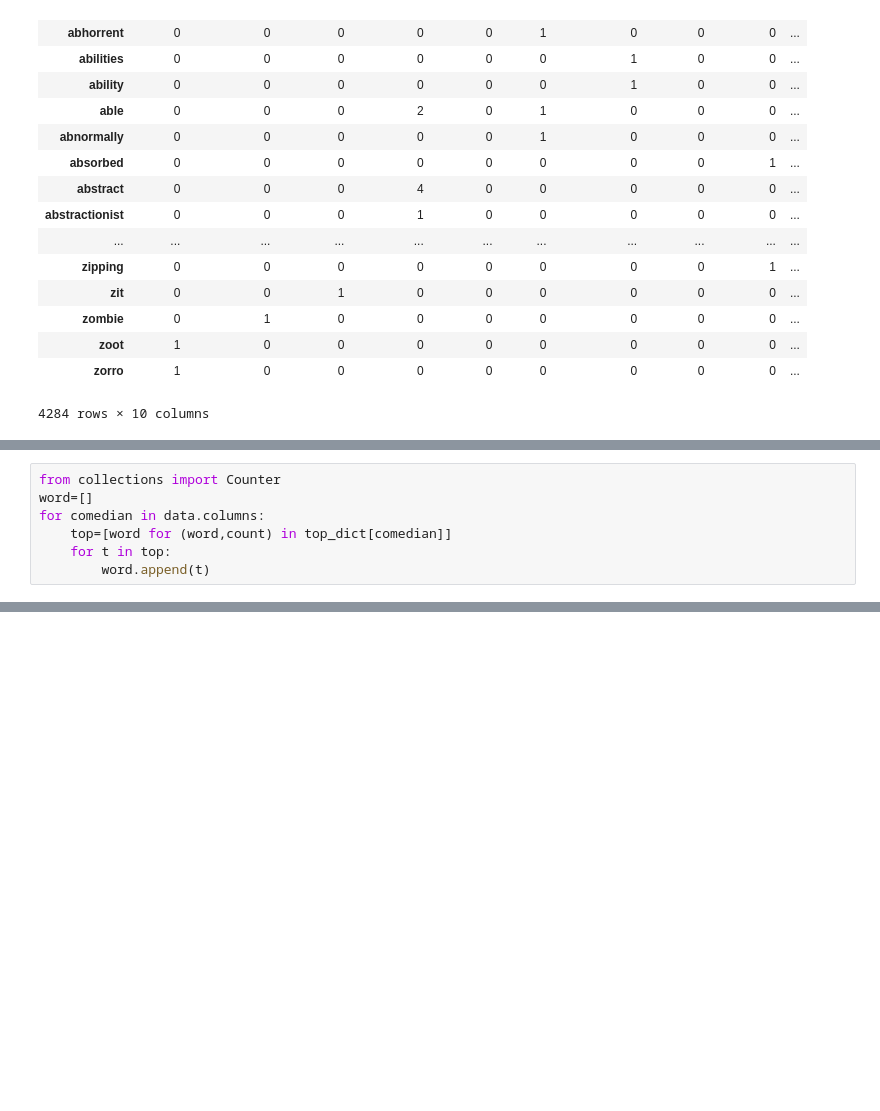
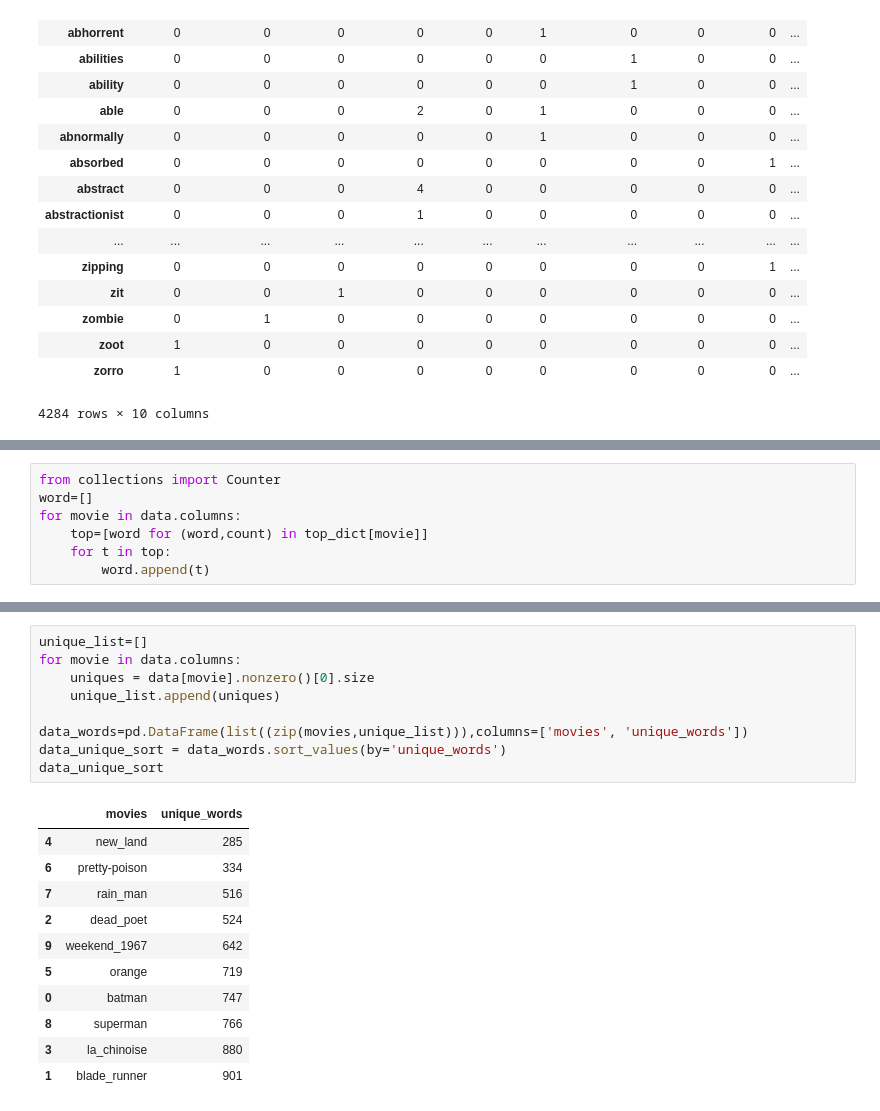
Before and after one commit to harshitgupta1998/Movie_review, a Jupyter notebook: Untitled.ipynb, the cells around one changed output, grey strips where cells are left out. Drawn from its saved outputs; the diff is of its cells as text; blank space fills up the shorter version.

```diff
--- a/Untitled.ipynb
+++ b/Untitled.ipynb
@@ -196,8 +203,8 @@ godard, movie, like, weekend, film, new, know, cars, sequence, art
 # %%
 from collections import Counter
 word=[]
-for comedian in data.columns:
-    top=[word for (word,count) in top_dict[comedian]]
+for movie in data.columns:
+    top=[word for (word,count) in top_dict[movie]]
     for t in top:
         word.append(t)
 # %%
@@ -227,0 +279,21 @@ add_stop_words
+# %%
+unique_list=[]
+for movie in data.columns:
+    uniques = data[movie].nonzero()[0].size
+    unique_list.append(uniques)
+
+data_words=pd.DataFrame(list((zip(movies,unique_list))),columns=['movies', 'unique_words'])
+data_unique_sort = data_words.sort_values(by='unique_words')
+data_unique_sort
+# %% [output]
+|  | movies | unique_words |
+| 4 | new_land | 285 |
+| 6 | pretty-poison | 334 |
+| 7 | rain_man | 516 |
+| 2 | dead_poet | 524 |
+| 9 | weekend_1967 | 642 |
+| 5 | orange | 719 |
+| 0 | batman | 747 |
+| 8 | superman | 766 |
+| 3 | la_chinoise | 880 |
+| 1 | blade_runner | 901 |
```
Also changed, not shown: parts of 9 cells of this notebook.
